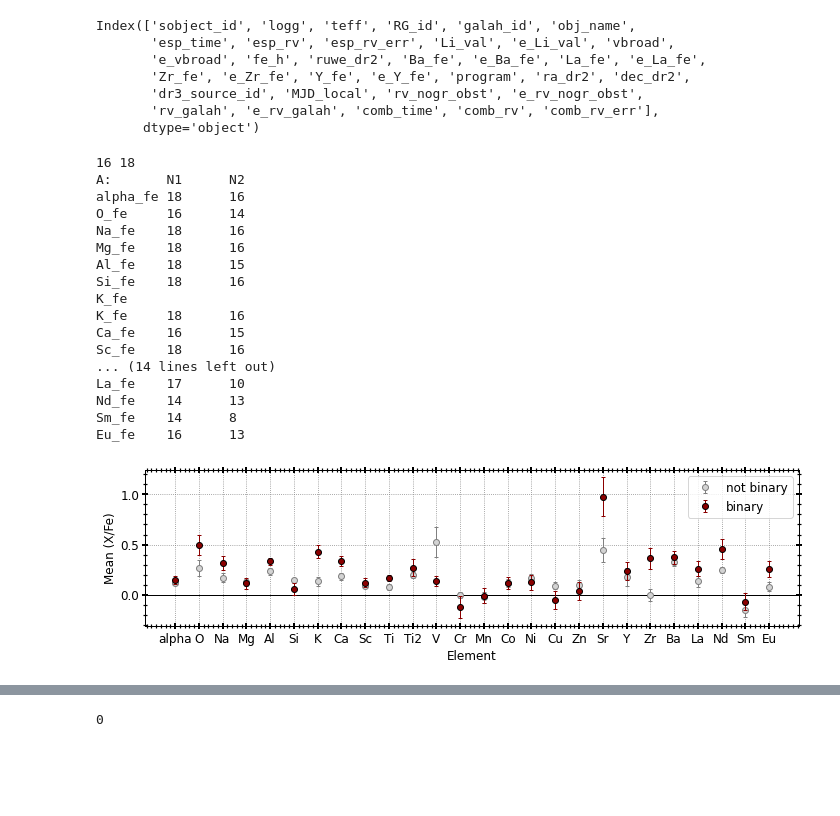
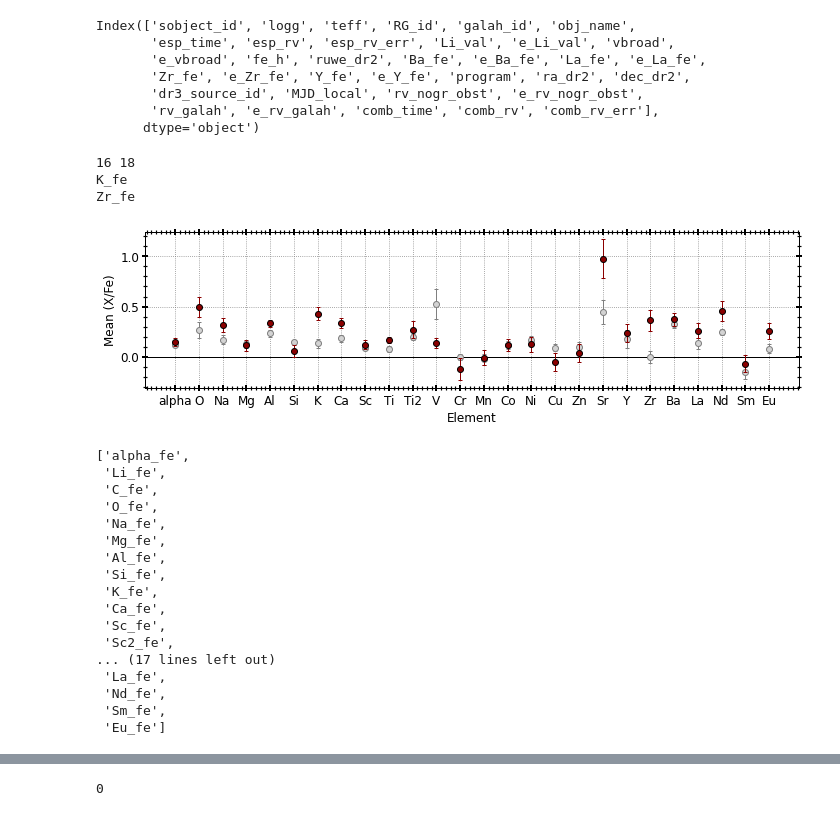
Before and after one commit to MaryumSayeed/ESPRESSO, a Jupyter notebook: scripts/abundances.ipynb, the cells around one changed output, grey strips where cells are left out. Saved outputs shown, nothing was run; the diff lists cells and outputs as text; code cells hidden in the pictures; blank space fills up the shorter version.

```diff
--- a/scripts/abundances.ipynb
+++ b/scripts/abundances.ipynb
@@ -62,7 +62,7 @@ for c in galah.keys():
         abundances.append(c)
         abundance_err.append('e_'+c)
 # %%
-def get_abs(abundances):
+def get_abs(abundances,ax):
     PLOT_PARAMS(LS=12, SIZE=12)
     binary = rv_df[rv_df.sobject_id.isin(table4.sobject_id)]
     notbin = rv_df[~rv_df.sobject_id.isin(table4.sobject_id)]
@@ -102,58 +102,67 @@ def get_abs(abundances):
     notbin_err = pd.DataFrame(d_e, columns=abundances)
 
     # plotting
-    plt.figure(figsize=(10,3))
-    ax = plt.subplot(111)
     for i,a in enumerate(abundances):
         N1         = notbin_d[a].count()
         err_notbin = np.std(notbin_d[a])/np.sqrt(N1)
 
         N2         = binary_d[a].count()
         err_binary = np.std(binary_d[a])/np.sqrt(N2)
 
         plt.errorbar(i, np.mean(notbin_d[a]), yerr=err_notbin, fmt='o', label='not binary', capsize=2,lw=1, color='lightgrey',mec='grey',ecolor='grey')
         plt.errorbar(i, np.mean(binary_d[a]), yerr=err_binary, fmt='o', label='binary',capsize=2,lw=1, color='darkred',mec='k',zorder=100)
-        if i==0: plt.legend()
+        #if i==0: plt.legend(loc='upper center')
 
         # calculate 3-sigma difference:
         D       = abs(np.mean(notbin_d[a]) - np.mean(binary_d[a]))
         sigma_D = np.sqrt(err_notbin**2 + err_binary**2)
         if (D/sigma_D) >= 3: print(a)
-        if i ==0:
+        '''if i ==0:
             print('A:\t N1 \t N2',)
             print(a,N1,'\t', N2)
         else:
             print(a, '\t',N1,'\t', N2)
+            '''
     xlabels = [x[0:-3] for x in abundances]
     ax.set_xticks(np.arange(len(xlabels)))
     ax.set_xticklabels(xlabels)
 
     plt.grid(ls='dotted',c='grey')
     plt.ylabel('Mean (X/Fe)')
     plt.xlabel('Element')
     plt.axhline(0, c='k', lw=1)
     plt.tight_layout()
-    plt.savefig('../plots/abundance_%s.png'%DATE,bbox_inches='tight',dpi=150)
+    #plt.savefig('../plots/abundance_%s.png'%DATE,bbox_inches='tight',dpi=150)
 
-    plt.show()
-
-get_abs(abundances)
+plt.figure(figsize=(10,3))
+ax = plt.subplot(111)
+get_abs(abundances,ax=ax)
+plt.show()
 # %% [output]
 16 18
-A:       N1      N2
-alpha_fe 18      16
-O_fe     16      14
-Na_fe    18      16
-Mg_fe    18      16
-Al_fe    18      15
-Si_fe    18      16
 K_fe
-K_fe     18      16
-Ca_fe    16      15
-Sc_fe    18      16
-... (14 lines left out)
-La_fe    17      10
-Nd_fe    14      13
-Sm_fe    14      8
-Eu_fe    16      13
+Zr_fe
-[figure, old version]
+[figure, new version]
+# %%
+(400*u.Mjup).to(u.Msun).value
+(0.4*u.Msun).to(u.Mjup).value
+(0.55*u.Msun).to(u.Mjup).value
+abundances
+# %% [output]
+['alpha_fe',
+ 'Li_fe',
+ 'C_fe',
+ 'O_fe',
+ 'Na_fe',
+ 'Mg_fe',
+ 'Al_fe',
+ 'Si_fe',
+ 'K_fe',
+ 'Ca_fe',
+ 'Sc_fe',
+ 'Sc2_fe',
+... (17 lines left out)
+ 'La_fe',
+ 'Nd_fe',
+ 'Sm_fe',
+ 'Eu_fe']
```
Also changed, not shown: parts of 7 cells of this notebook, 2 other files.
